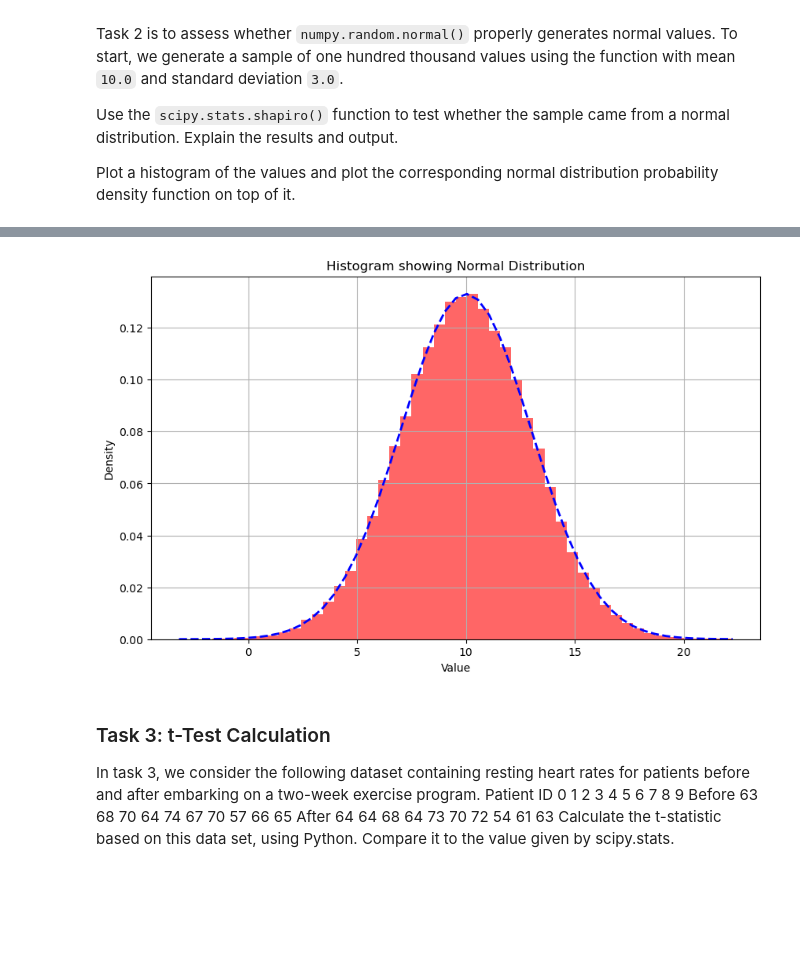
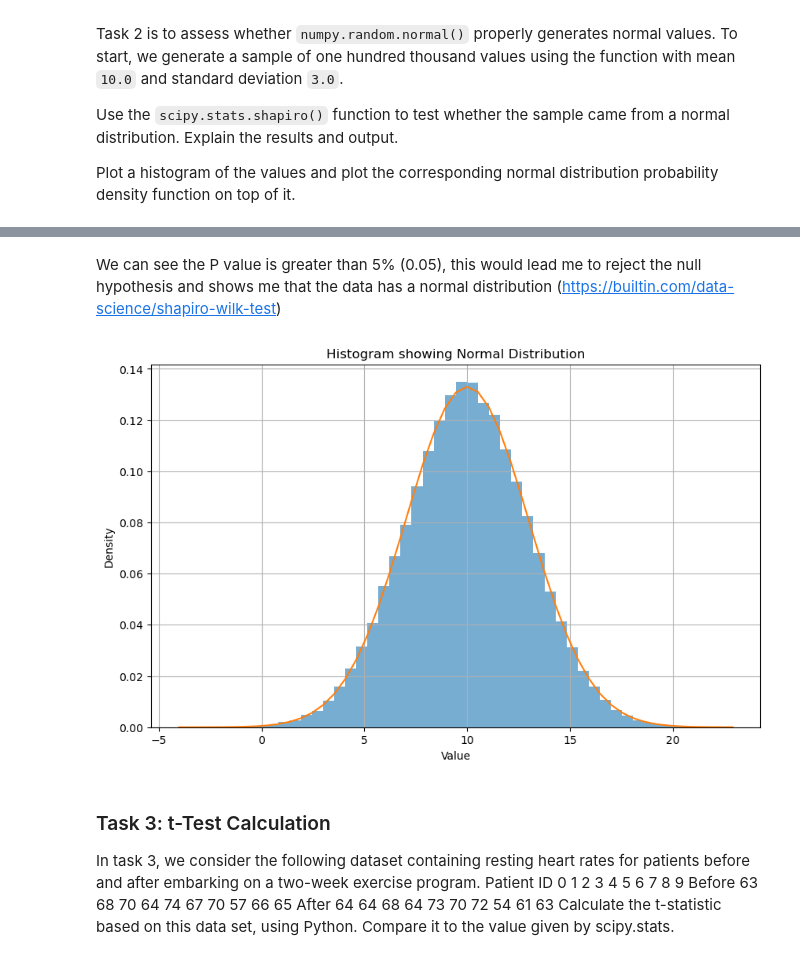
Before and after one commit to kevinsenan/applied_statistics_24_25, a Jupyter notebook: tasks.ipynb, the cells around one changed output, grey strips where cells are left out. Drawn from its saved outputs; the diff is of its cells as text; code cells hidden in the pictures; blank space fills up the shorter version.

```diff
--- a/tasks.ipynb
+++ b/tasks.ipynb
@@ -211,15 +251,16 @@ p-value: 0.8993832468986511
+# %% [markdown]
+We can see the P value is greater than 5% (0.05), this would lead me to reject the null hypothesis and shows me that the data has a normal distribution (https://builtin.com/data-science/shapiro-wilk-test)
 # %%
 plt.figure(figsize=(10, 6))
-count, bins, _ = plt.hist(sample, bins=50, density=True, alpha=0.6, color='r')
-pdf = stats.norm.pdf(bins, mu, sigma)
-plt.plot(bins, pdf, 'b--', linewidth=2)
+count, bins, _ = plt.hist(sample, bins=50, density=True, alpha=0.6,)
+plt.plot(bins, stats.norm.pdf(bins, mu, sigma))
 plt.title("Histogram showing Normal Distribution")
 plt.xlabel("Value")
 plt.ylabel("Density")
 plt.grid()
 plt.show()
 # %% [output]
-[figure, old version]
+[figure, new version]
 # %% [markdown]
 ### Task 3: t-Test Calculation
 
```
Also changed, not shown: parts of 22 cells of this notebook, 1 other file.
